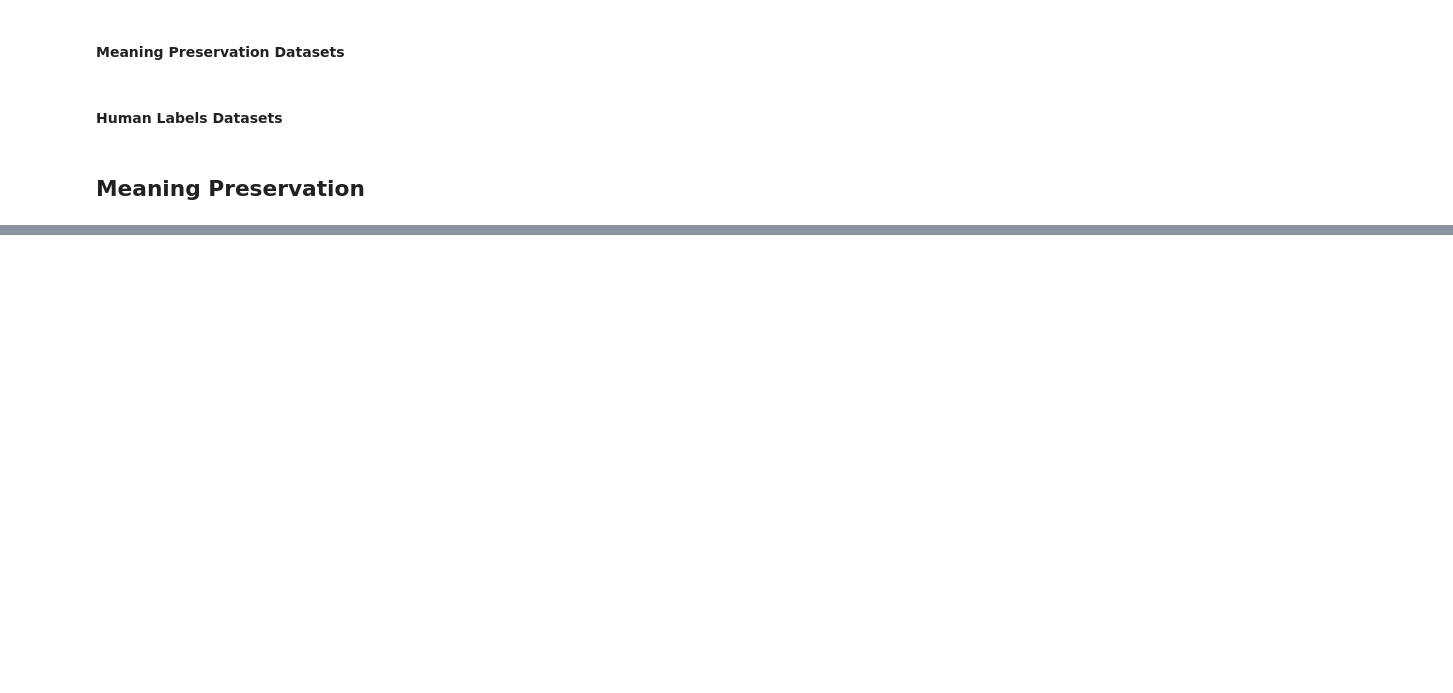
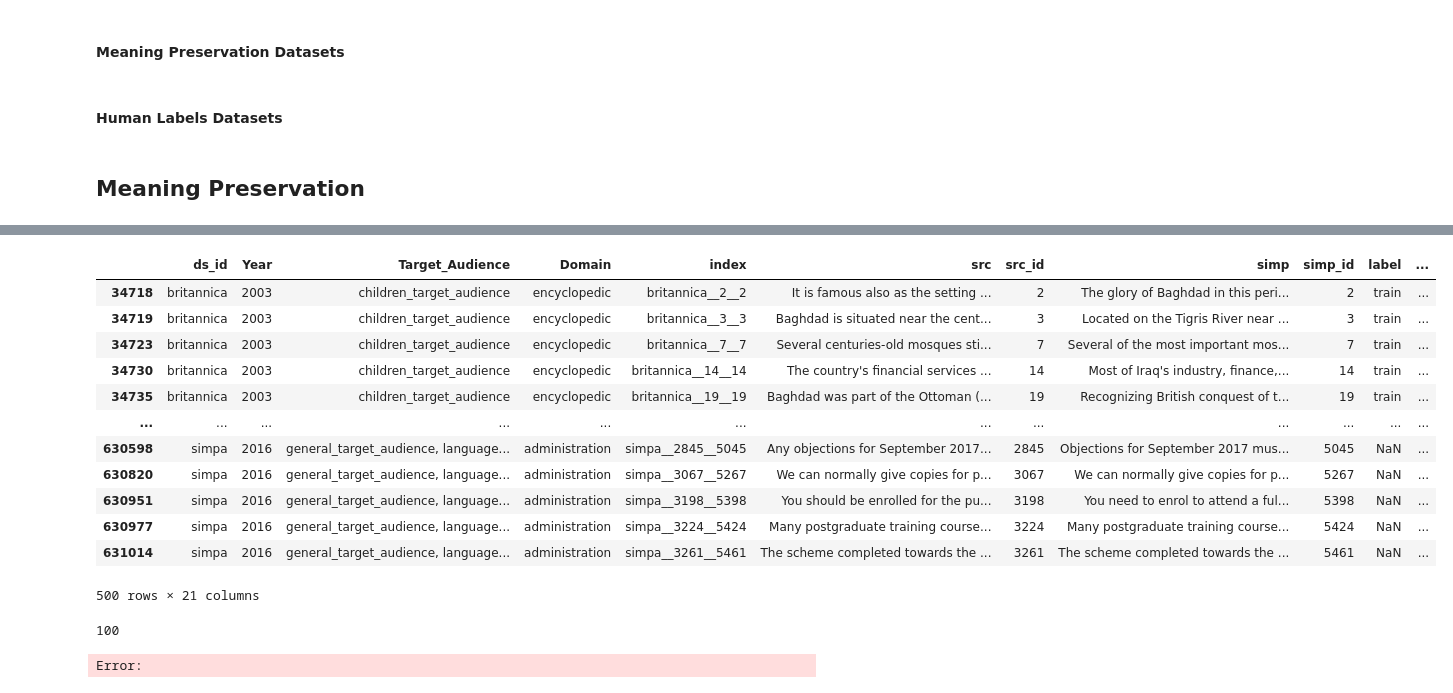
Before and after one commit to bjoernengelmann/BATS, a Jupyter notebook: workspace/USB_C_Snorkel_pipeline_prototype.ipynb, the cells around one changed output, grey strips where cells are left out. Drawn from its saved outputs; the diff is of its cells as text; code cells hidden in the pictures; blank space fills up the shorter version.

```diff
--- a/workspace/USB_C_Snorkel_pipeline_prototype.ipynb
+++ b/workspace/USB_C_Snorkel_pipeline_prototype.ipynb
@@ -147,7 +147,7 @@ with open('/workspace/datasets/human_simplification.pkl', 'wb') as f:
 # %% [markdown]
 ## Meaning Preservation
 # %%
-with open("/workspace/datasets/final_combined2.pkl", 'rb') as f:
+with open("workspace/datasets/final_combined_with_index.pkl", 'rb') as f:
     combined_dataset = pickle.load(f)
 # %%
 from labeling_functions import get_all_lfs
@@ -164,7 +210,7 @@ LOST_MEANING = 2
 
 label_map = {-1: "ABSTAIN", 0: "SIMPLE", 1: "NOT_SIMPLE", 2: "LOST_MEANING"}
 # %%
-sub_sample['simplified_snt'] = sub_sample['simp']
+sub_sample['simplified_snt'] = sub_sample['src']
 sub_sample['source_snt'] = sub_sample['src']
 
-sub_sample.simplified_snt.iloc[577] = sub_sample.source_snt.iloc[577]
+#sub_sample.simplified_snt.iloc[577] = sub_sample.source_snt.iloc[577]
@@ -171,2 +228,18 @@ sub_sample.simplified_snt.iloc[577] = sub_sample.source_snt.iloc[577]
+# %%
+sub_sample
+# %% [output]
+|  | ds_id | Year | Target_Audience | Domain | index | src | src_id | simp | simp_id | label | ... |
+| 34718 | britannica | 2003 | children_target_audience | encyclopedic | britannica__2__2 | It is famous also as the setting ... | 2 | The glory of Baghdad in this peri... | 2 | train | ... |
+| 34719 | britannica | 2003 | children_target_audience | encyclopedic | britannica__3__3 | Baghdad is situated near the cent... | 3 | Located on the Tigris River near ... | 3 | train | ... |
+| 34723 | britannica | 2003 | children_target_audience | encyclopedic | britannica__7__7 | Several centuries-old mosques sti... | 7 | Several of the most important mos... | 7 | train | ... |
+| 34730 | britannica | 2003 | children_target_audience | encyclopedic | britannica__14__14 | The country's financial services ... | 14 | Most of Iraq's industry, finance,... | 14 | train | ... |
+| 34735 | britannica | 2003 | children_target_audience | encyclopedic | britannica__19__19 | Baghdad was part of the Ottoman (... | 19 | Recognizing British conquest of t... | 19 | train | ... |
+| ... | ... | ... | ... | ... | ... | ... | ... | ... | ... | ... | ... |
+| 630598 | simpa | 2016 | general_target_audience, language... | administration | simpa__2845__5045 | Any objections for September 2017... | 2845 | Objections for September 2017 mus... | 5045 | NaN | ... |
+| 630820 | simpa | 2016 | general_target_audience, language... | administration | simpa__3067__5267 | We can normally give copies for p... | 3067 | We can normally give copies for p... | 5267 | NaN | ... |
+| 630951 | simpa | 2016 | general_target_audience, language... | administration | simpa__3198__5398 | You should be enrolled for the pu... | 3198 | You need to enrol to attend a ful... | 5398 | NaN | ... |
+| 630977 | simpa | 2016 | general_target_audience, language... | administration | simpa__3224__5424 | Many postgraduate training course... | 3224 | Many postgraduate training course... | 5424 | NaN | ... |
+| 631014 | simpa | 2016 | general_target_audience, language... | administration | simpa__3261__5461 | The scheme completed towards the ... | 3261 | The scheme completed towards the ... | 5461 | NaN | ... |
+500 rows × 21 columns
 # %%
 all_lfs = get_all_lfs()
@@ -179,10 +250,13 @@ applier = PandasLFApplier(all_lfs)
 with warnings.catch_warnings():
   warnings.simplefilter("ignore")
 
-  for i in range(500, len(sub_sample), 100):
+  for i in range(100, len(sub_sample), 100):
     print(i)
     labels = applier.apply(sub_sample[i:i+100])
-    pickle.dump(labels, open(f"/workspace/datasets/temp_labels{i}.pkl", "wb"))
+    pickle.dump(labels, open(f"/workspace/datasets/temp_labels2_src{i}.pkl", "wb"))
+# %% [output]
+100
+Error:
 # %%
 pickle.dump(labels, open("/workspace/datasets/temp_labels.pkl", "wb"))
 # %%
```
Also changed, not shown: parts of 5 cells of this notebook.
